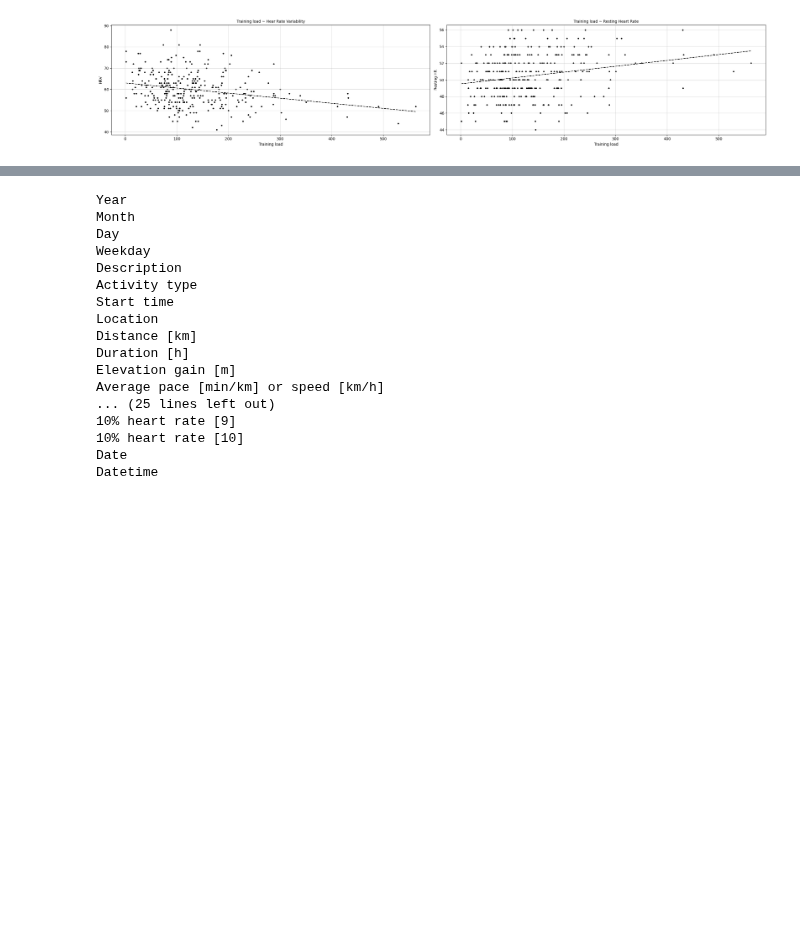
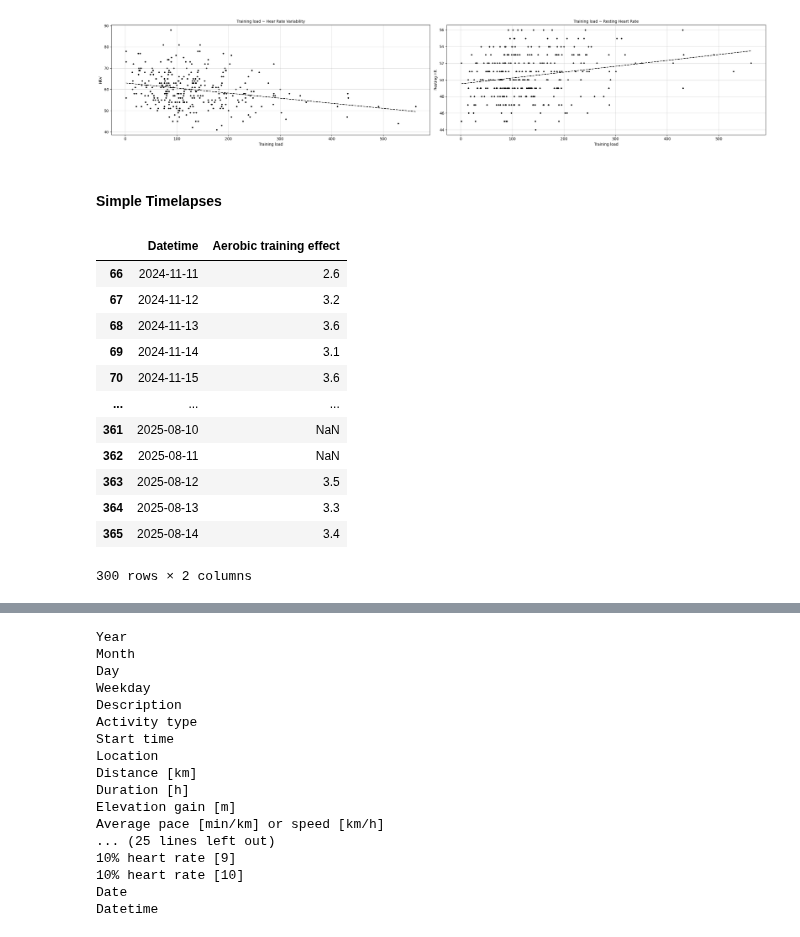
Before and after one commit to 1312Bravo/TrainingPeaks_customLog, a Jupyter notebook: analysis_sandbox/sandbox.ipynb, the cells around one changed output, grey strips where cells are left out. Drawn from its saved outputs; the diff is of its cells as text; code cells hidden in the pictures; blank space fills up the shorter version.

```diff
--- a/analysis_sandbox/sandbox.ipynb
+++ b/analysis_sandbox/sandbox.ipynb
@@ -319,3 +326,21 @@ plt.tight_layout()
 plt.show()
 # %% [output]
 [figure]
+# %% [markdown]
+#### Simple Timelapses
+# %%
+tp_log_df.loc[tp_log_df["Datetime"] >= datetime.datetime(2024, 11, 11), ["Datetime", "Aerobic training effect"]]
+# %% [output]
+|  | Datetime | Aerobic training effect |
+| 66 | 2024-11-11 | 2.6 |
+| 67 | 2024-11-12 | 3.2 |
+| 68 | 2024-11-13 | 3.6 |
+| 69 | 2024-11-14 | 3.1 |
+| 70 | 2024-11-15 | 3.6 |
+| ... | ... | ... |
+| 361 | 2025-08-10 | NaN |
+| 362 | 2025-08-11 | NaN |
+| 363 | 2025-08-12 | 3.5 |
+| 364 | 2025-08-13 | 3.3 |
+| 365 | 2025-08-14 | 3.4 |
+300 rows × 2 columns
```
Also changed, not shown: parts of 5 cells of this notebook.
